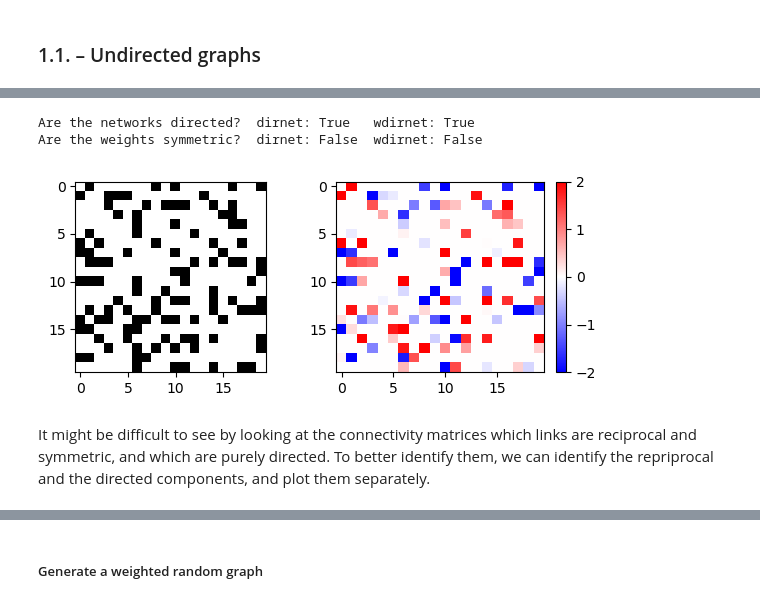
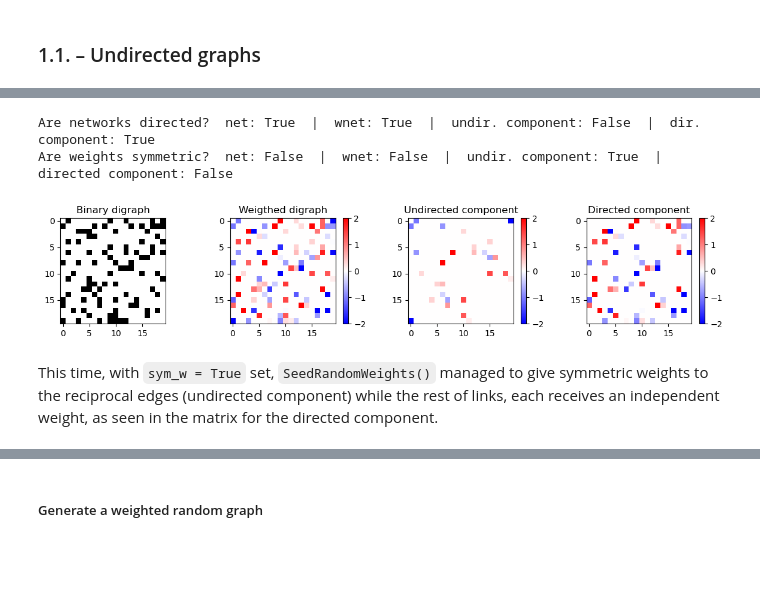
Before and after one commit to gorkazl/pyGAlib, a Jupyter notebook: Examples/WeightedGraphs_Intro.ipynb, the cells around one changed output, grey strips where cells are left out. Saved outputs shown, nothing was run; the diff lists cells and outputs as text; code cells hidden in the pictures; blank space fills up the shorter version.

```diff
--- a/Examples/WeightedGraphs_Intro.ipynb
+++ b/Examples/WeightedGraphs_Intro.ipynb
@@ -177,29 +252,65 @@ But, if the `sym_w` parameter is set to `True`, then we will see the following:
 # %%
-# Assign random weights, calling sym_w=True in the directed graph
-wdirnet = galib.SeedRandomWeights(dirnet, np.random.normal,  sym_w=True,  loc=0,scale=2)
+## GENERATE A DIRECTED GRAPH AND SEED WEIGHTS AS SYMMETRIC AS POSSIBLE
+
+# # 1) We use the same digraph as above, or generate a new one uncommenting
+# N = 20
+# linkprob = 0.2
+# dirnet = galib.ErdosRenyiGraph(N,linkprob, directed=True)
+
+# 2) Assign random weights from a normal distribution of mean=0 and variance=2
+# This time, set optional parameter `sym_w = True`
+wdirnet = galib.SeedRandomWeights(dirnet, np.random.normal, sym_w=True, loc=0,scale=2)
+
+
+
+#######################################################################################
+## FEEDBACK, NO NEED TO EDIT FROM HERE ################################################
+
+# Define the masks for the reciprocal and the directed components
+mask = dirnet.astype(np.bool)
+mask_und = mask * mask.T
+mask_dir = mask ^ mask_und
+
+wnet_und = wdirnet * mask_und
+wnet_dir = wdirnet * mask_dir
 
 # Print some feedback ...
-print( f"Are the networks directed?  dirnet: {galib.is_directed(dirnet)}   \
-wdirnet: {galib.is_directed(wdirnet)}" )
-print( f"Are the weights symmetric?  dirnet: {galib.is_symmetric(dirnet)}  \
-wdirnet: {galib.is_symmetric(wdirnet)}" )
+print( f"Are networks directed?  net: {galib.is_directed(dirnet)}  |  wnet: {galib.is_directed(wdirnet)}  |  \
+undir. component: {galib.is_directed(wnet_und)}  |  dir. component: {galib.is_directed(wnet_dir)}" )
+print( f"Are weights symmetric?  net: {galib.is_symmetric(dirnet)}  |  wnet: {galib.is_symmetric(wdirnet)}  |  \
+undir. component: {galib.is_symmetric(wnet_und)}  |  directed component: {galib.is_symmetric(wnet_dir)}" )
 print()
 
 
-# Visualize the generated matrices
-plt.figure(figsize=(9,2.5))
-plt.subplot(1,3,1)
+# Visualize all the matrices: digraph, weighted and the two components
+plt.figure(figsize=(12,2.5))
+
+plt.subplot(1,4,1)
+plt.title( 'Binary digraph' )
 plt.imshow(dirnet, cmap='gray_r')
 
-plt.subplot(1,3,2)
-plt.imshow(wdirnet, cmap='bwr', aspect='auto')
+plt.subplot(1,4,2)
+plt.title( 'Weigthed digraph' )
+plt.imshow(wdirnet, cmap='bwr')
+plt.clim(-2,2)
+plt.colorbar()
+
+plt.subplot(1,4,3)
+plt.title( 'Undirected component' )
+plt.imshow(wnet_und, cmap='bwr')
+plt.clim(-2,2)
+plt.colorbar()
+
+plt.subplot(1,4,4)
+plt.title( 'Directed component' )
+plt.imshow(wnet_dir, cmap='bwr')
 plt.clim(-2,2)
 plt.colorbar()
 
 plt.tight_layout()
 # %% [output]
-Are the networks directed?  dirnet: True   wdirnet: True
-Are the weights symmetric?  dirnet: False  wdirnet: False
+Are networks directed?  net: True  |  wnet: True  |  undir. component: False  |  dir. component: True
+Are weights symmetric?  net: False  |  wnet: False  |  undir. component: True  |  directed component: False
-[figure, old version]
+[figure, new version]
-# %% [markdown]
-It might be difficult to see by looking at the connectivity matrices which links are reciprocal and symmetric, and which are purely directed. To better identify them, we can identify the repriprocal and the directed components, and plot them separately.
+# %% [markdown]
+This time, with `sym_w = True` set, `SeedRandomWeights()` managed to give symmetric weights to the reciprocal edges (undirected component) while the rest of links, each receives an independent weight, as seen in the matrix for the directed component.
```
Also changed, not shown: parts of 26 cells of this notebook.
